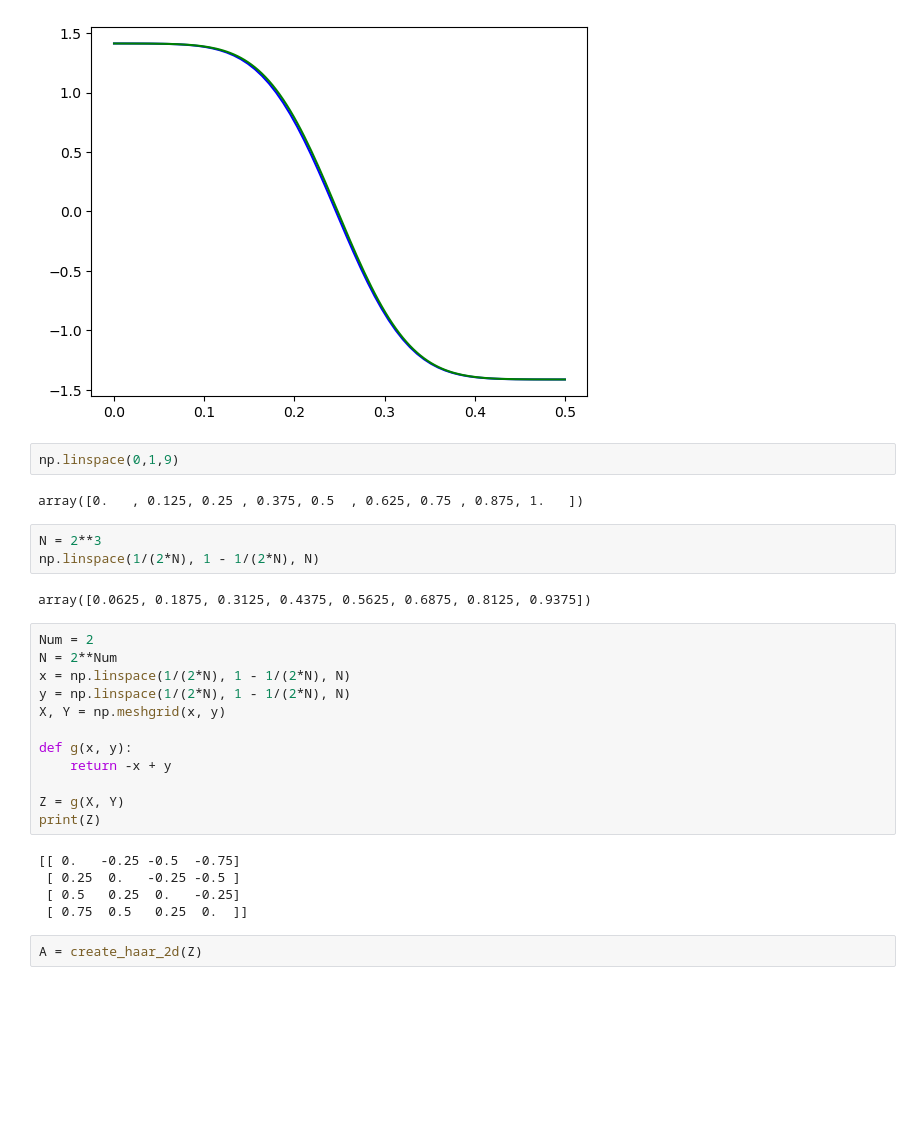
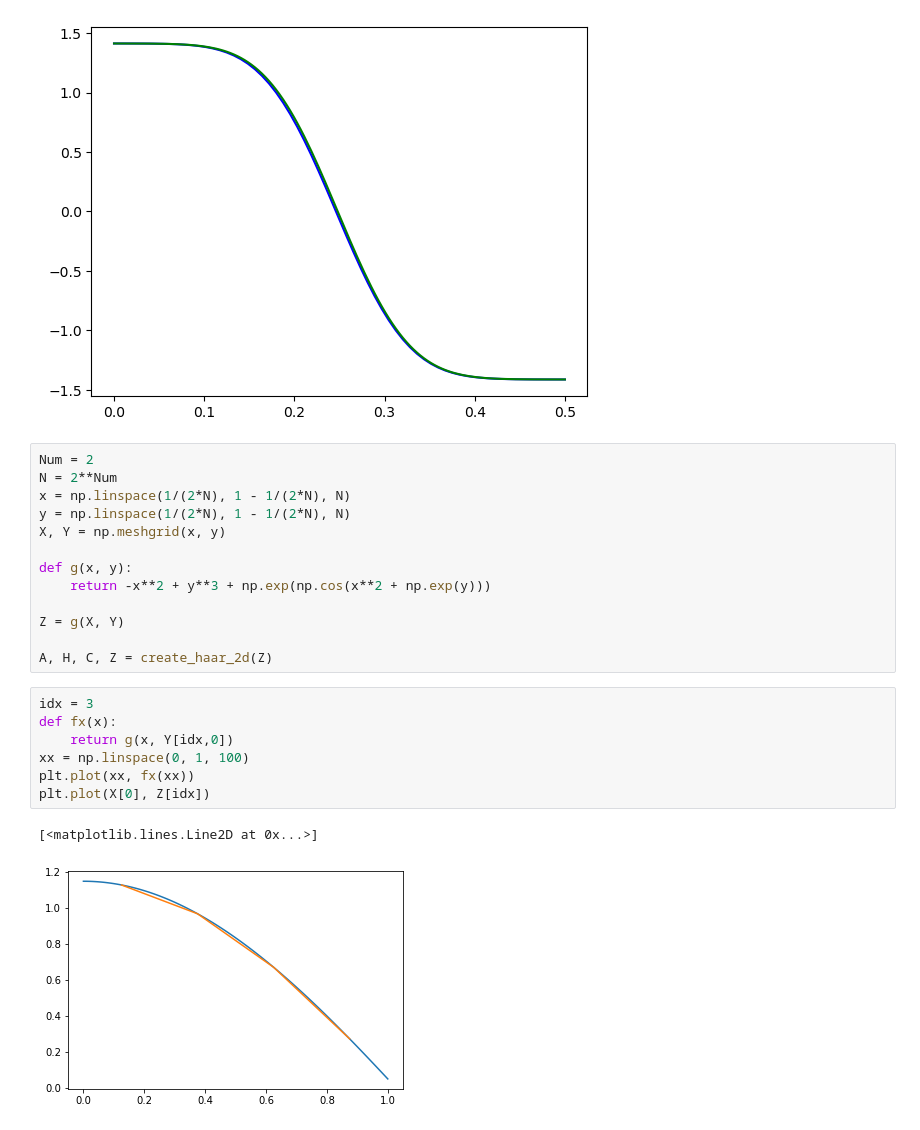
Before and after one commit to robrahm/PDE-Solvers, a Jupyter notebook: Solvers/Haar Function Test.ipynb, the cells around one changed output. Saved outputs shown, nothing was run; the diff lists cells and outputs as text; blank space fills up the shorter version.

Commit message:
Added some 2d haar stuff

```diff
--- a/Solvers/Untitled.ipynb
+++ b/Solvers/Haar Function Test.ipynb
@@ -81,15 +95,6 @@ plt.plot(np.linspace(0,.5, U1[-1,].size), np.sqrt(2)*U1[-1,], color = 'green')
 # %% [output]
 [<matplotlib.lines.Line2D at 0x...>]
 [figure]
-# %%
-np.linspace(0,1,9)
-# %% [output]
-array([0.   , 0.125, 0.25 , 0.375, 0.5  , 0.625, 0.75 , 0.875, 1.   ])
-# %%
-N = 2**3
-np.linspace(1/(2*N), 1 - 1/(2*N), N)
-# %% [output]
-array([0.0625, 0.1875, 0.3125, 0.4375, 0.5625, 0.6875, 0.8125, 0.9375])
 # %%
 Num = 2
 N = 2**Num
@@ -98,14 +103,18 @@ y = np.linspace(1/(2*N), 1 - 1/(2*N), N)
 X, Y = np.meshgrid(x, y)
 
 def g(x, y):
-    return -x + y
+    return -x**2 + y**3 + np.exp(np.cos(x**2 + np.exp(y)))
 
 Z = g(X, Y)
-print(Z)
+
+A, H, C, Z = create_haar_2d(Z)
-# %% [output]
-[[ 0.   -0.25 -0.5  -0.75]
- [ 0.25  0.   -0.25 -0.5 ]
- [ 0.5   0.25  0.   -0.25]
- [ 0.75  0.5   0.25  0.  ]]
-# %%
-A = create_haar_2d(Z)
+# %%
+idx = 3
+def fx(x):
+    return g(x, Y[idx,0])
+xx = np.linspace(0, 1, 100)
+plt.plot(xx, fx(xx))
+plt.plot(X[0], Z[idx])
+# %% [output]
+[<matplotlib.lines.Line2D at 0x...>]
+[figure, added]
```
Also changed, not shown: parts of 3 cells of this notebook, 3 other files.
